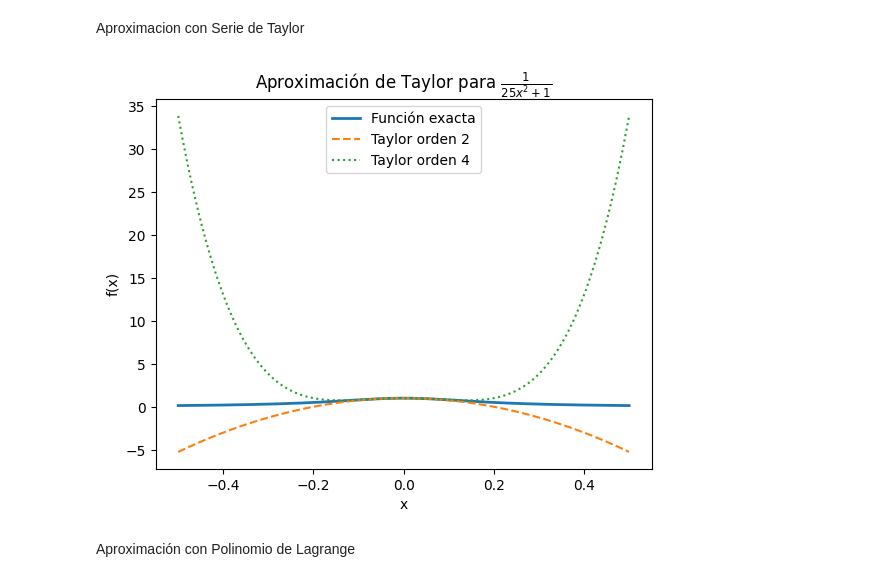
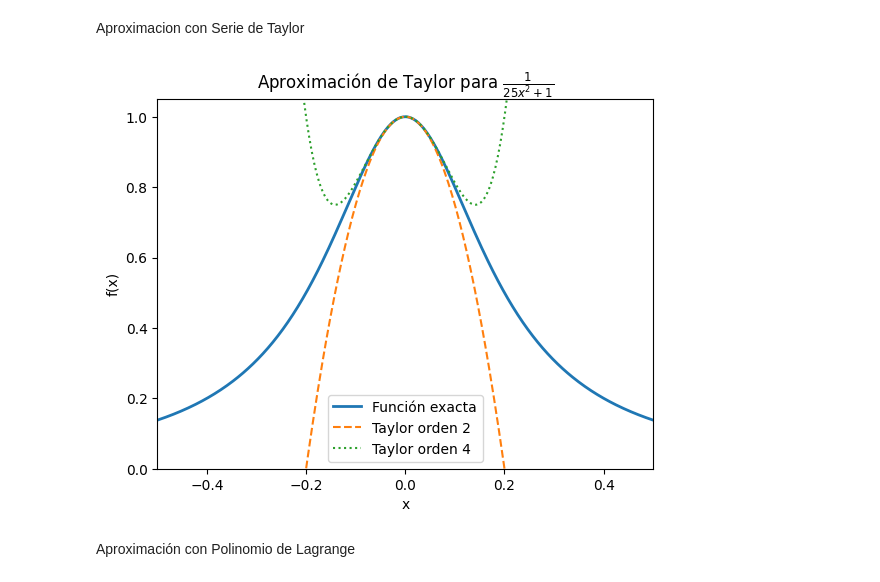
Before and after one commit to Josefu-zero/Metodos-Numericos-Tareas, a Jupyter notebook: Tarea06/Tarea06.ipynb, the cells around one changed output. Cells and saved outputs as stored; diff of their text form; code cells hidden in the pictures.

```diff
--- a/Tarea06/Tarea06.ipynb
+++ b/Tarea06/Tarea06.ipynb
@@ -35,31 +35,33 @@ Aproximacion con Serie de Taylor
 # %%
 # Calculamos derivadas simbólicas para Taylor
 x = symbols('x')
 f1_sym = 1/(25*x**2 + 1)
 
 # Taylor de orden 2
 f1_prime = diff(f1_sym, x)
 f1_double_prime = diff(f1_prime, x)
 taylor_2 = f1_sym.subs(x, x0) + f1_prime.subs(x, x0)*(x-x0) + f1_double_prime.subs(x, x0)/2*(x-x0)**2
 taylor_2_func = lambdify(x, taylor_2)
 
 # Taylor de orden 4
 f1_triple_prime = diff(f1_double_prime, x)
 f1_quad_prime = diff(f1_triple_prime, x)
 taylor_4 = taylor_2 + f1_triple_prime.subs(x, x0)/6*(x-x0)**3 + f1_quad_prime.subs(x, x0)/24*(x-x0)**4
 taylor_4_func = lambdify(x, taylor_4)
 
 # Gráfico de Taylor
 plt.plot(x_vals, f1(x_vals), label='Función exacta', linewidth=2)
 plt.plot(x_vals, taylor_2_func(x_vals), '--', label='Taylor orden 2')
 plt.plot(x_vals, taylor_4_func(x_vals), ':', label='Taylor orden 4')
 plt.title('Aproximación de Taylor para $\\frac{1}{25x^2+1}$')
+plt.xlim(-0.5, 0.5)
+plt.ylim(0, 1.05)
 plt.legend()
 plt.xlabel('x')
 plt.ylabel('f(x)')
 plt.show()
 # %% [output]
-[figure, old version]
+[figure, new version]
 # %% [markdown]
 Aproximación con Polinomio de Lagrange
 # %%
```
